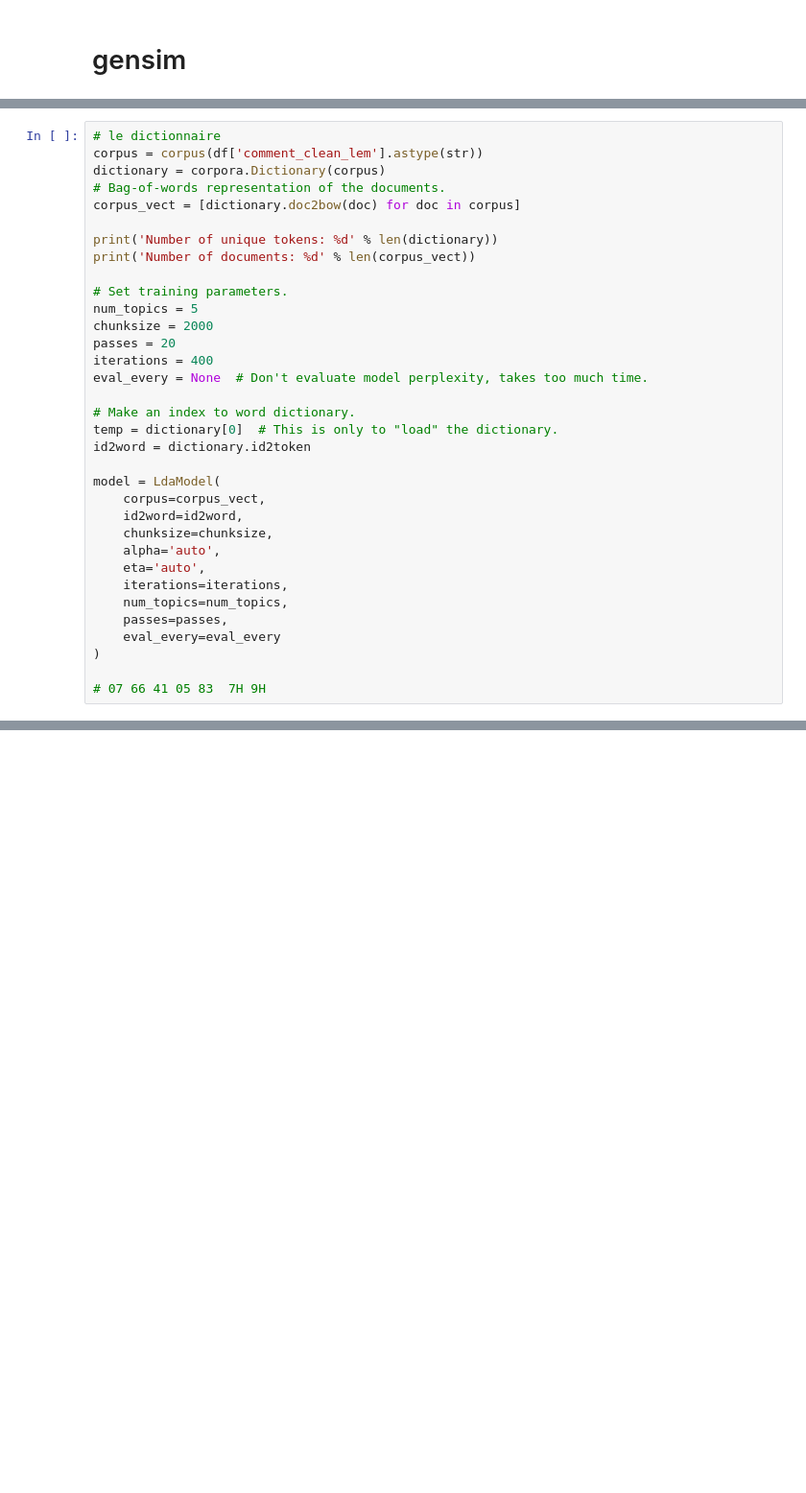
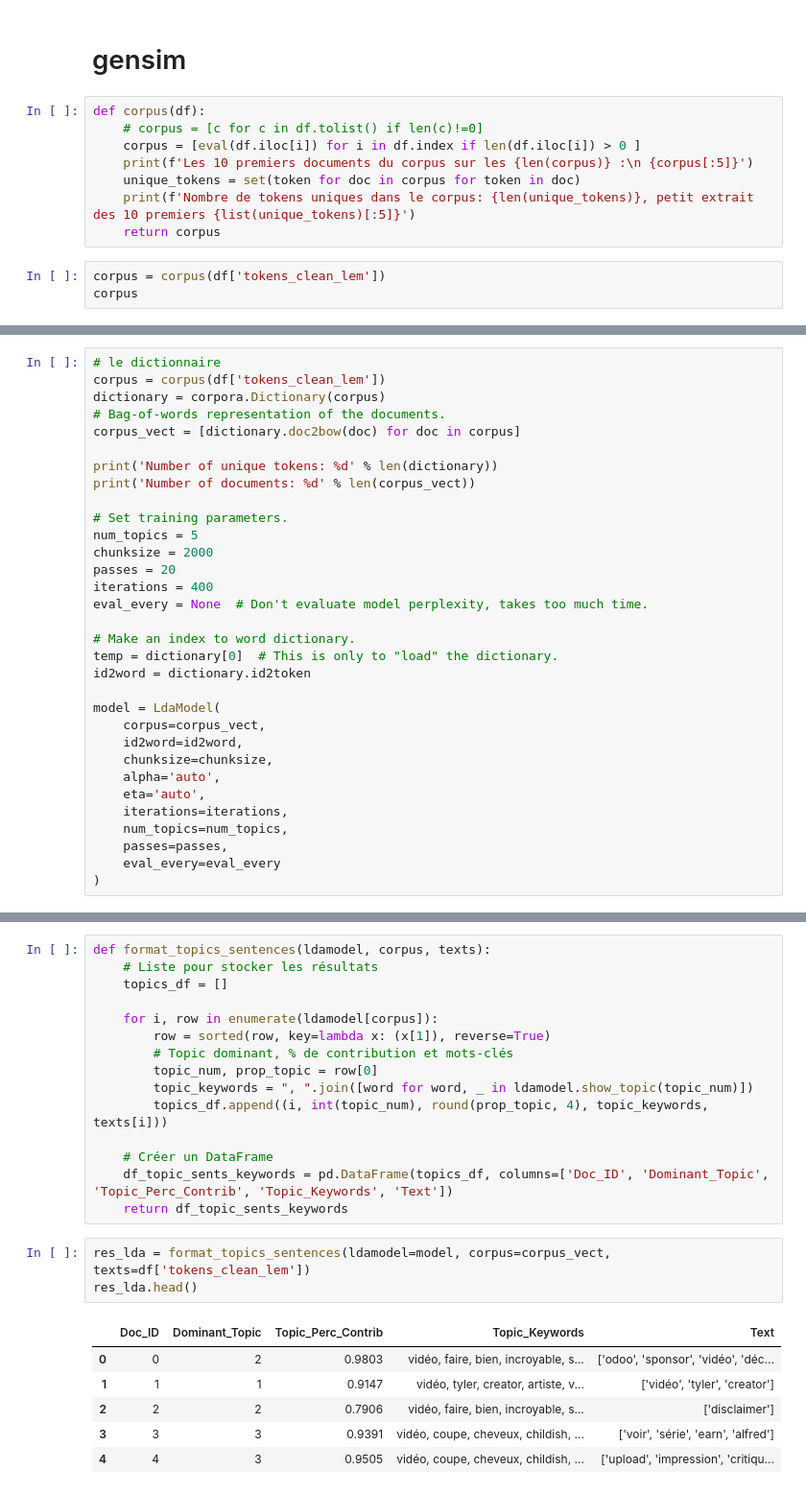
Before and after one commit to Carla-FL/Projet-RNCP, a Jupyter notebook: notebooks/4_TopicModeling.ipynb, the cells around one changed output, grey strips where cells are left out. Shown at 96% size. Drawn from its saved outputs; the diff is of its cells as text; blank space fills up the shorter version.

Commit message:
topic modeling + agent ia

```diff
--- a/notebooks/4_TopicModeling.ipynb
+++ b/notebooks/4_TopicModeling.ipynb
@@ -63,2 +61,13 @@ THE TOP 15 WORDS FOR TOPIC #4
 # %% [markdown]
 # gensim
+# %%
+def corpus(df):
+    # corpus = [c for c in df.tolist() if len(c)!=0]
+    corpus = [eval(df.iloc[i]) for i in df.index if len(df.iloc[i]) > 0 ]
+    print(f'Les 10 premiers documents du corpus sur les {len(corpus)} :\n {corpus[:5]}')
+    unique_tokens = set(token for doc in corpus for token in doc)
+    print(f'Nombre de tokens uniques dans le corpus: {len(unique_tokens)}, petit extrait des 10 premiers {list(unique_tokens)[:5]}')
+    return corpus
+# %%
+corpus = corpus(df['tokens_clean_lem'])
+corpus
@@ -65,6 +95,6 @@ THE TOP 15 WORDS FOR TOPIC #4
 # %%
 # le dictionnaire
-corpus = corpus(df['comment_clean_lem'].astype(str))
+corpus = corpus(df['tokens_clean_lem'])
 dictionary = corpora.Dictionary(corpus)
 # Bag-of-words representation of the documents.
 corpus_vect = [dictionary.doc2bow(doc) for doc in corpus]
@@ -94,7 +124,5 @@ model = LdaModel(
     passes=passes,
     eval_every=eval_every
 )
-
-# 07 66 41 05 83  7H 9H
 # %% [output]
 Les 10 premiers documents du corpus sur les 1731 :
@@ -110,0 +172,25 @@ lda = LdaModel(common_corpus, num_topics=10)
+# %%
+def format_topics_sentences(ldamodel, corpus, texts):
+    # Liste pour stocker les résultats
+    topics_df = []
+
+    for i, row in enumerate(ldamodel[corpus]):
+        row = sorted(row, key=lambda x: (x[1]), reverse=True)
+        # Topic dominant, % de contribution et mots-clés
+        topic_num, prop_topic = row[0]
+        topic_keywords = ", ".join([word for word, _ in ldamodel.show_topic(topic_num)])
+        topics_df.append((i, int(topic_num), round(prop_topic, 4), topic_keywords, texts[i]))
+
+    # Créer un DataFrame
+    df_topic_sents_keywords = pd.DataFrame(topics_df, columns=['Doc_ID', 'Dominant_Topic', 'Topic_Perc_Contrib', 'Topic_Keywords', 'Text'])
+    return df_topic_sents_keywords
+# %%
+res_lda = format_topics_sentences(ldamodel=model, corpus=corpus_vect, texts=df['tokens_clean_lem'])
+res_lda.head()
+# %% [output]
+|  | Doc_ID | Dominant_Topic | Topic_Perc_Contrib | Topic_Keywords | Text |
+| 0 | 0 | 2 | 0.9803 | vidéo, faire, bien, incroyable, s... | ['odoo', 'sponsor', 'vidéo', 'déc... |
+| 1 | 1 | 1 | 0.9147 | vidéo, tyler, creator, artiste, v... | ['vidéo', 'tyler', 'creator'] |
+| 2 | 2 | 2 | 0.7906 | vidéo, faire, bien, incroyable, s... | ['disclaimer'] |
+| 3 | 3 | 3 | 0.9391 | vidéo, coupe, cheveux, childish, ... | ['voir', 'série', 'earn', 'alfred'] |
+| 4 | 4 | 3 | 0.9505 | vidéo, coupe, cheveux, childish, ... | ['upload', 'impression', 'critiqu... |
```
Also changed, not shown: parts of 16 cells of this notebook, 4 other files.
